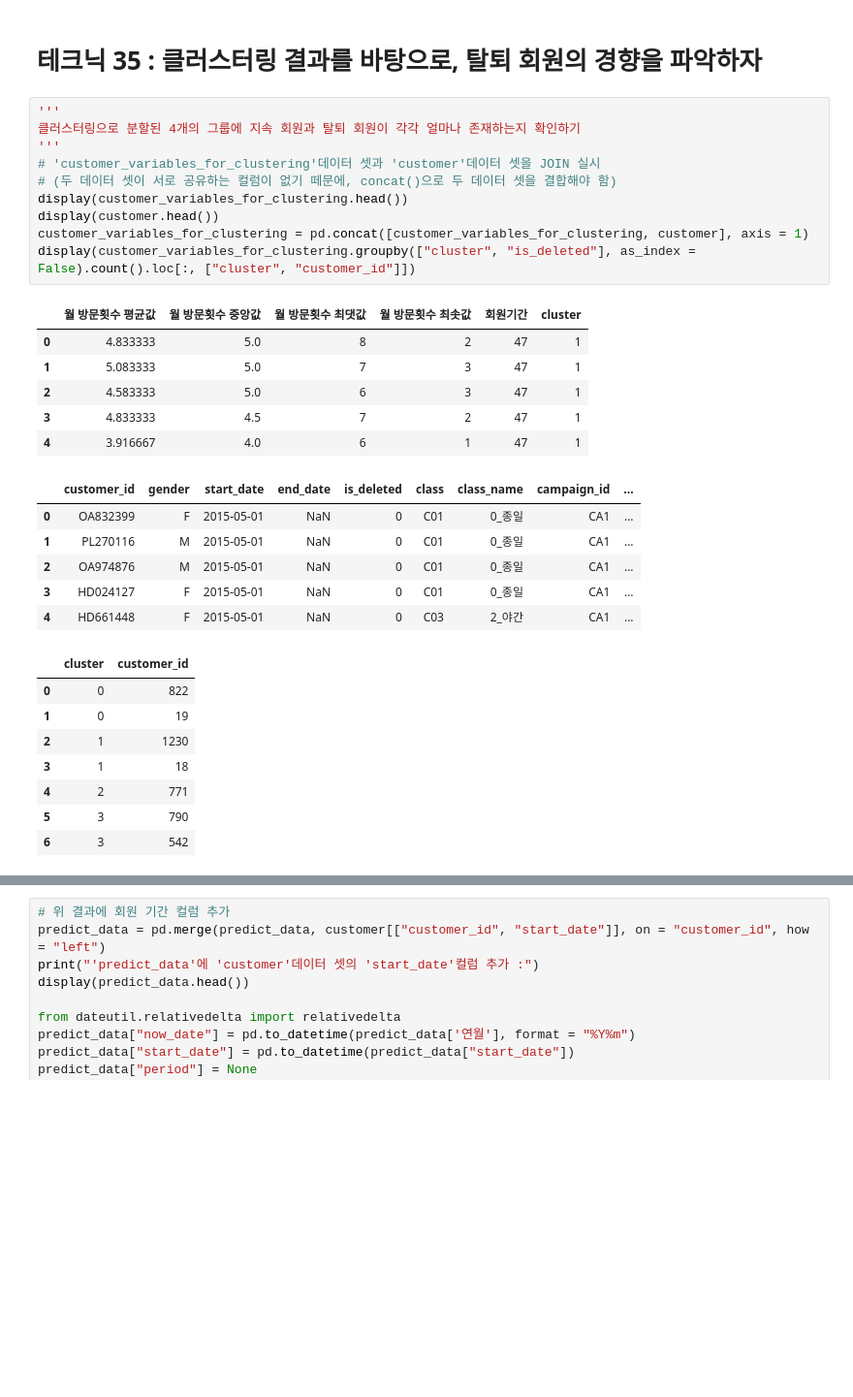
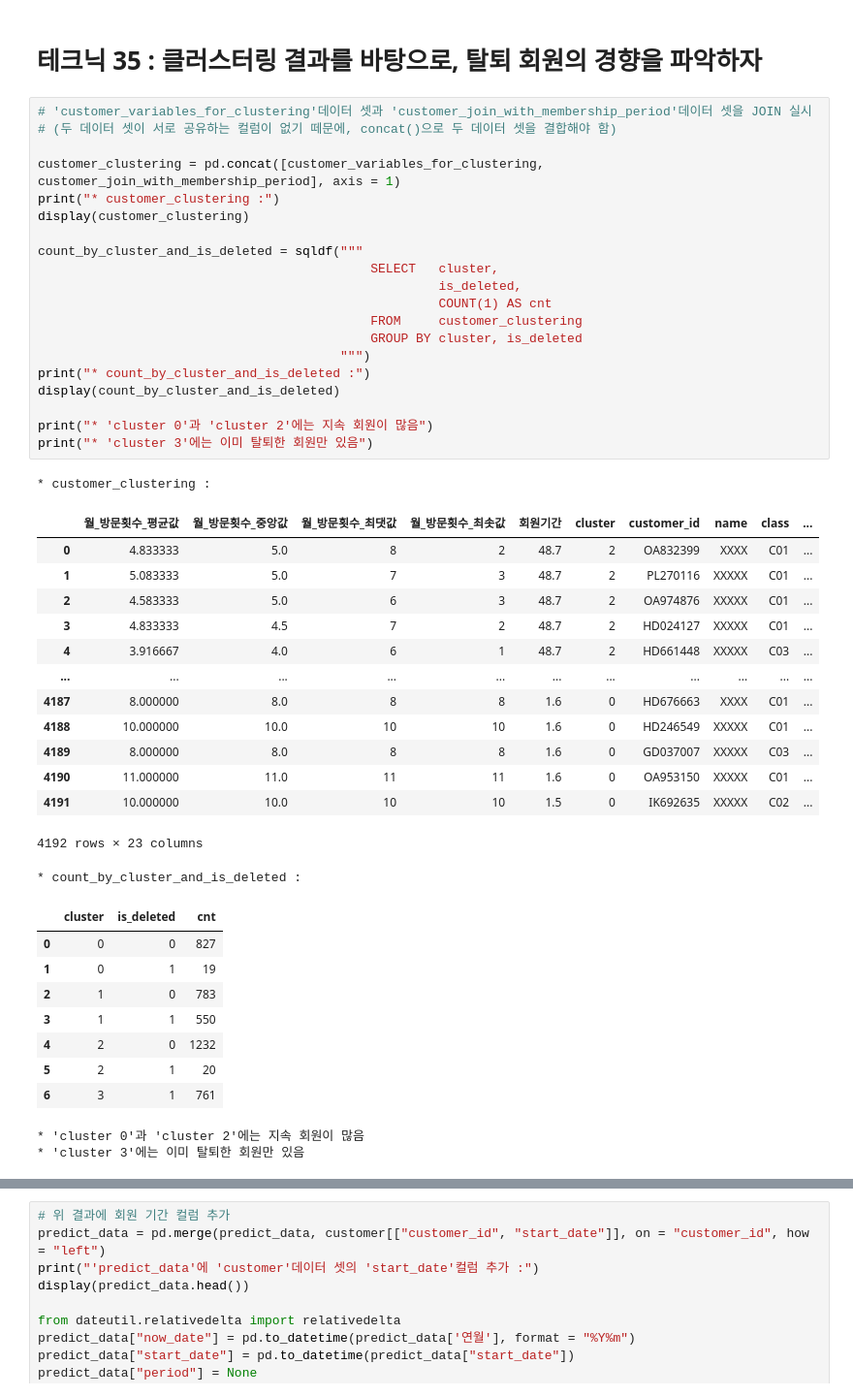
Before and after one commit to wooseok1152/python-data_analysis, a Jupyter notebook: 4장 고객의 행동을 예측하는 테크닉 10.ipynb, the cells around one changed output, grey strips where cells are left out. Shown at 97% size. Drawn from its saved outputs; the diff is of its cells as text; blank space fills up the shorter version.

Commit message:
modify logic in chapter 4(use index in dataframe using sqldf)

```diff
--- a/4장 고객의 행동을 예측하는 테크닉 10.ipynb
+++ b/4장 고객의 행동을 예측하는 테크닉 10.ipynb
@@ -315,33 +332,48 @@ plt.show()
 # %% [markdown]
 # 테크닉 35 : 클러스터링 결과를 바탕으로, 탈퇴 회원의 경향을 파악하자
 # %%
-'''
-클러스터링으로 분할된 4개의 그룹에 지속 회원과 탈퇴 회원이 각각 얼마나 존재하는지 확인하기
-'''
-# 'customer_variables_for_clustering'데이터 셋과 'customer'데이터 셋을 JOIN 실시
+# 'customer_variables_for_clustering'데이터 셋과 'customer_join_with_membership_period'데이터 셋을 JOIN 실시
 # (두 데이터 셋이 서로 공유하는 컬럼이 없기 떼문에, concat()으로 두 데이터 셋을 결합해야 함)
-display(customer_variables_for_clustering.head())
-display(customer.head())
-customer_variables_for_clustering = pd.concat([customer_variables_for_clustering, customer], axis = 1)
-display(customer_variables_for_clustering.groupby(["cluster", "is_deleted"], as_index = False).count().loc[:, ["cluster", "customer_id"]])
+
+customer_clustering = pd.concat([customer_variables_for_clustering, customer_join_with_membership_period], axis = 1)
+print("* customer_clustering :")
+display(customer_clustering)
+
+count_by_cluster_and_is_deleted = sqldf("""
+                                            SELECT   cluster,
+                                                     is_deleted,
+                                                     COUNT(1) AS cnt
+                                            FROM     customer_clustering
+                                            GROUP BY cluster, is_deleted
+                                        """)
+print("* count_by_cluster_and_is_deleted :")
+display(count_by_cluster_and_is_deleted)
+
+print("* 'cluster 0'과 'cluster 2'에는 지속 회원이 많음")
+print("* 'cluster 3'에는 이미 탈퇴한 회원만 있음")
 # %% [output]
+* customer_clustering :
-|  | 월 방문횟수 평균값 | 월 방문횟수 중앙값 | 월 방문횟수 최댓값 | 월 방문횟수 최솟값 | 회원기간 | cluster |
-| 0 | 4.833333 | 5.0 | 8 | 2 | 47 | 1 |
-| 1 | 5.083333 | 5.0 | 7 | 3 | 47 | 1 |
-| 2 | 4.583333 | 5.0 | 6 | 3 | 47 | 1 |
-| 3 | 4.833333 | 4.5 | 7 | 2 | 47 | 1 |
-| 4 | 3.916667 | 4.0 | 6 | 1 | 47 | 1 |
+|  | 월_방문횟수_평균값 | 월_방문횟수_중앙값 | 월_방문횟수_최댓값 | 월_방문횟수_최솟값 | 회원기간 | cluster | customer_id | name | class | ... |
+| 0 | 4.833333 | 5.0 | 8 | 2 | 48.7 | 2 | OA832399 | XXXX | C01 | ... |
+| 1 | 5.083333 | 5.0 | 7 | 3 | 48.7 | 2 | PL270116 | XXXXX | C01 | ... |
+| 2 | 4.583333 | 5.0 | 6 | 3 | 48.7 | 2 | OA974876 | XXXXX | C01 | ... |
+| 3 | 4.833333 | 4.5 | 7 | 2 | 48.7 | 2 | HD024127 | XXXXX | C01 | ... |
+| 4 | 3.916667 | 4.0 | 6 | 1 | 48.7 | 2 | HD661448 | XXXXX | C03 | ... |
+| ... | ... | ... | ... | ... | ... | ... | ... | ... | ... | ... |
+| 4187 | 8.000000 | 8.0 | 8 | 8 | 1.6 | 0 | HD676663 | XXXX | C01 | ... |
+| 4188 | 10.000000 | 10.0 | 10 | 10 | 1.6 | 0 | HD246549 | XXXXX | C01 | ... |
+| 4189 | 8.000000 | 8.0 | 8 | 8 | 1.6 | 0 | GD037007 | XXXXX | C03 | ... |
+| 4190 | 11.000000 | 11.0 | 11 | 11 | 1.6 | 0 | OA953150 | XXXXX | C01 | ... |
+| 4191 | 10.000000 | 10.0 | 10 | 10 | 1.5 | 0 | IK692635 | XXXXX | C02 | ... |
+4192 rows × 23 columns
+* count_by_cluster_and_is_deleted :
-|  | customer_id | gender | start_date | end_date | is_deleted | class | class_name | campaign_id | ... |
-| 0 | OA832399 | F | 2015-05-01 | NaN | 0 | C01 | 0_종일 | CA1 | ... |
-| 1 | PL270116 | M | 2015-05-01 | NaN | 0 | C01 | 0_종일 | CA1 | ... |
-| 2 | OA974876 | M | 2015-05-01 | NaN | 0 | C01 | 0_종일 | CA1 | ... |
-| 3 | HD024127 | F | 2015-05-01 | NaN | 0 | C01 | 0_종일 | CA1 | ... |
-| 4 | HD661448 | F | 2015-05-01 | NaN | 0 | C03 | 2_야간 | CA1 | ... |
+|  | cluster | is_deleted | cnt |
+| 0 | 0 | 0 | 827 |
+| 1 | 0 | 1 | 19 |
+| 2 | 1 | 0 | 783 |
+| 3 | 1 | 1 | 550 |
+| 4 | 2 | 0 | 1232 |
+| 5 | 2 | 1 | 20 |
+| 6 | 3 | 1 | 761 |
-|  | cluster | customer_id |
-| 0 | 0 | 822 |
-| 1 | 0 | 19 |
-| 2 | 1 | 1230 |
-| 3 | 1 | 18 |
-| 4 | 2 | 771 |
-| 5 | 3 | 790 |
-| 6 | 3 | 542 |
+* 'cluster 0'과 'cluster 2'에는 지속 회원이 많음
+* 'cluster 3'에는 이미 탈퇴한 회원만 있음
```
Also changed, not shown: parts of 8 cells of this notebook.
